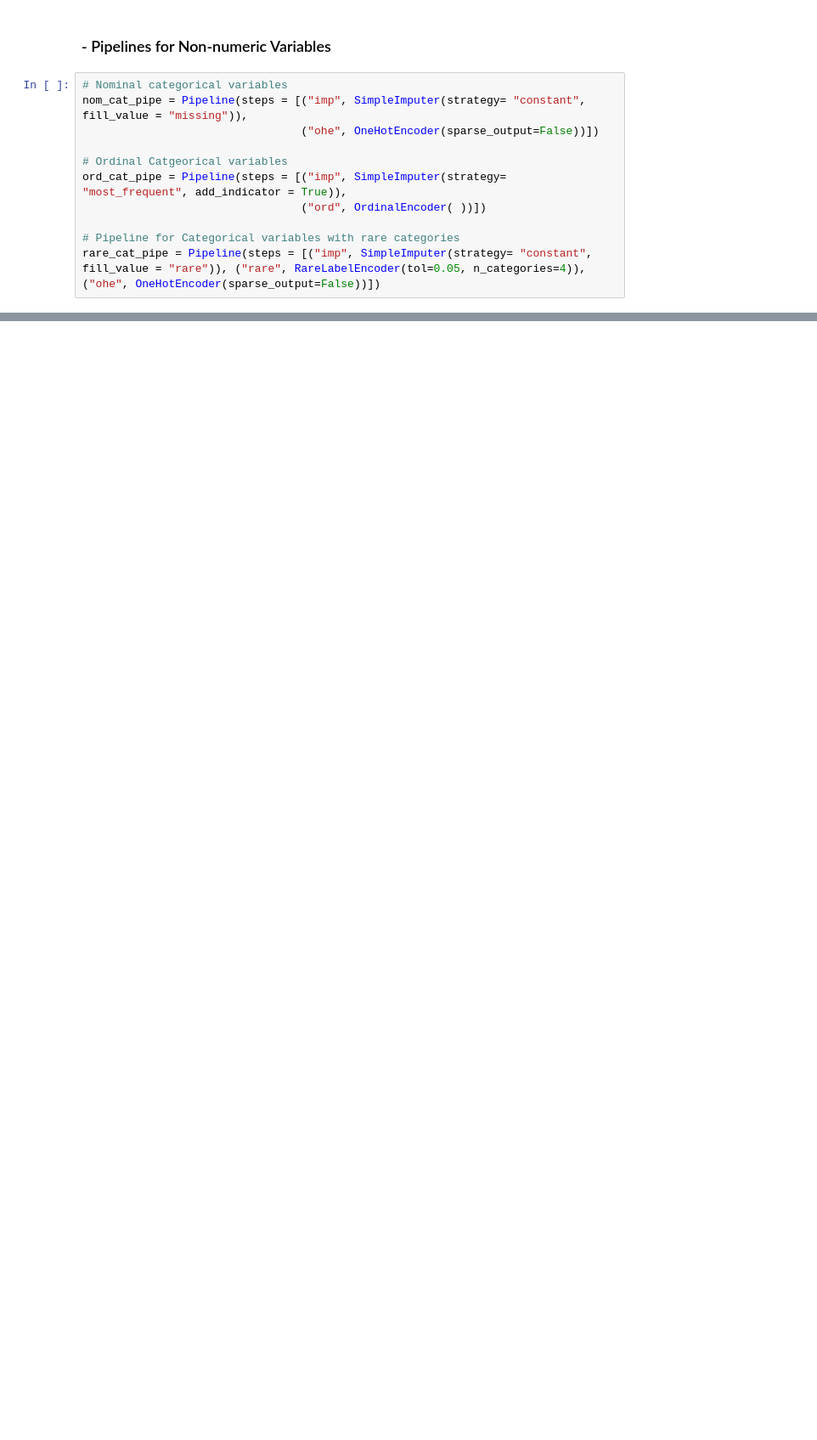
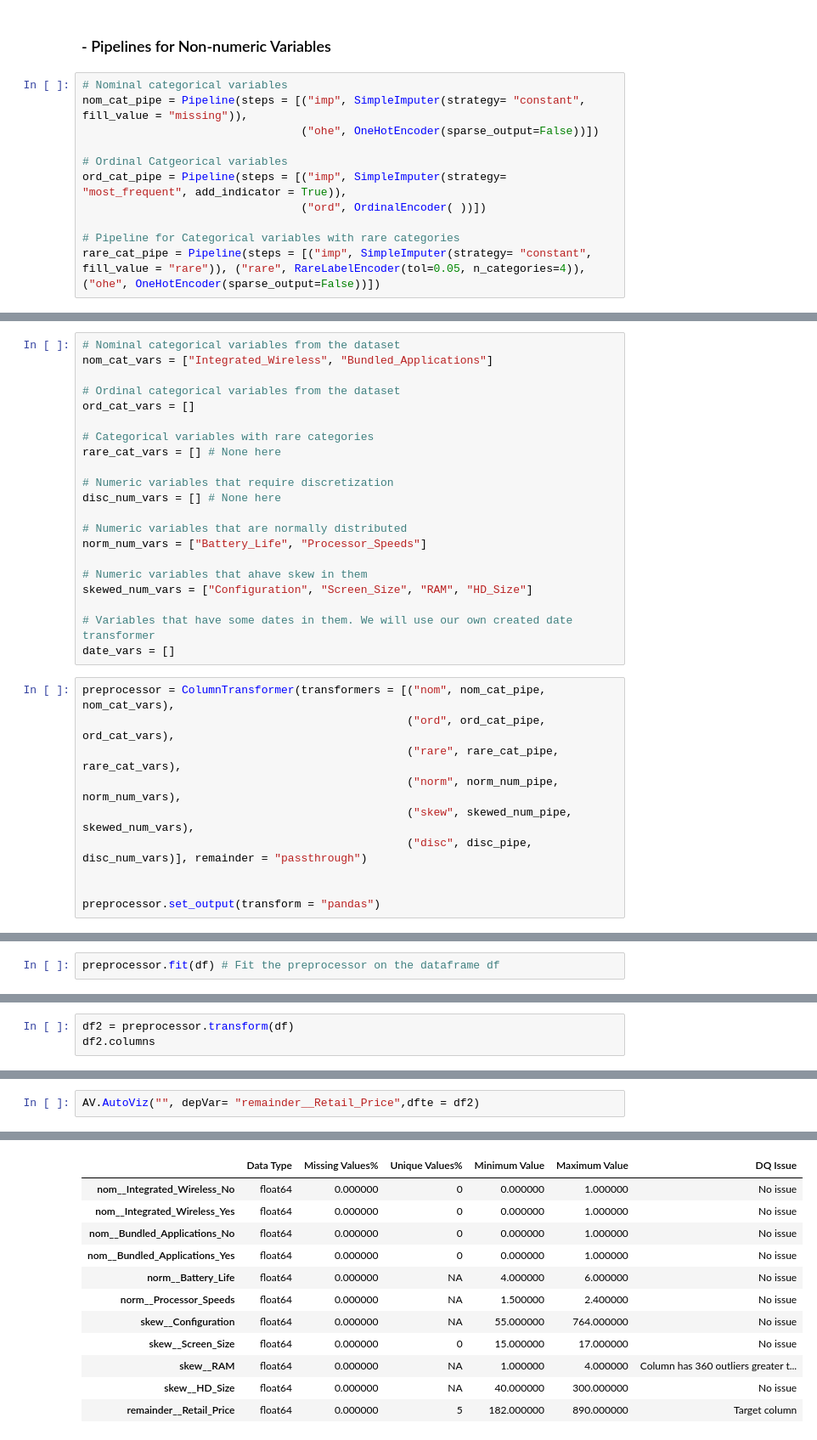
Before and after one commit to kyook17/BADM576, a Jupyter notebook: BADM576_DS/HW_8_Kiwook_Song.ipynb, the cells around one changed output, grey strips where cells are left out. Shown: that part at 85% size. Drawn from its saved outputs; the diff is of its cells as text; blank space fills up the shorter version.

```diff
--- a/BADM576_DS/HW_8_Kiwook_Song.ipynb
+++ b/BADM576_DS/HW_8_Kiwook_Song.ipynb
@@ -209,0 +242,31 @@ rare_cat_pipe = Pipeline(steps = [("imp", SimpleImputer(strategy= "constant", fi
+# %%
+# Nominal categorical variables from the dataset
+nom_cat_vars = ["Integrated_Wireless", "Bundled_Applications"]
+
+# Ordinal categorical variables from the dataset
+ord_cat_vars = []
+
+# Categorical variables with rare categories
+rare_cat_vars = [] # None here
+
+# Numeric variables that require discretization
+disc_num_vars = [] # None here
+
+# Numeric variables that are normally distributed
+norm_num_vars = ["Battery_Life", "Processor_Speeds"]
+
+# Numeric variables that ahave skew in them
+skewed_num_vars = ["Configuration", "Screen_Size", "RAM", "HD_Size"]
+
+# Variables that have some dates in them. We will use our own created date transformer
+date_vars = []
+# %%
+preprocessor = ColumnTransformer(transformers = [("nom", nom_cat_pipe, nom_cat_vars),
+                                                 ("ord", ord_cat_pipe, ord_cat_vars),
+                                                 ("rare", rare_cat_pipe, rare_cat_vars),
+                                                 ("norm", norm_num_pipe, norm_num_vars),
+                                                 ("skew", skewed_num_pipe, skewed_num_vars),
+                                                 ("disc", disc_pipe, disc_num_vars)], remainder = "passthrough")
+
+
+preprocessor.set_output(transform = "pandas")
@@ -209,0 +291,2 @@ rare_cat_pipe = Pipeline(steps = [("imp", SimpleImputer(strategy= "constant", fi
+# %%
+preprocessor.fit(df) # Fit the preprocessor on the dataframe df
@@ -209,0 +311,3 @@ rare_cat_pipe = Pipeline(steps = [("imp", SimpleImputer(strategy= "constant", fi
+# %%
+df2 = preprocessor.transform(df)
+df2.columns
@@ -209,0 +321,3 @@ rare_cat_pipe = Pipeline(steps = [("imp", SimpleImputer(strategy= "constant", fi
+# %%
+AV.AutoViz("", depVar= "remainder__Retail_Price",dfte = df2)
+# %% [output]
@@ -209,0 +341,12 @@ rare_cat_pipe = Pipeline(steps = [("imp", SimpleImputer(strategy= "constant", fi
+|  | Data Type | Missing Values% | Unique Values% | Minimum Value | Maximum Value | DQ Issue |
+| nom__Integrated_Wireless_No | float64 | 0.000000 | 0 | 0.000000 | 1.000000 | No issue |
+| nom__Integrated_Wireless_Yes | float64 | 0.000000 | 0 | 0.000000 | 1.000000 | No issue |
+| nom__Bundled_Applications_No | float64 | 0.000000 | 0 | 0.000000 | 1.000000 | No issue |
+| nom__Bundled_Applications_Yes | float64 | 0.000000 | 0 | 0.000000 | 1.000000 | No issue |
+| norm__Battery_Life | float64 | 0.000000 | NA | 4.000000 | 6.000000 | No issue |
+| norm__Processor_Speeds | float64 | 0.000000 | NA | 1.500000 | 2.400000 | No issue |
+| skew__Configuration | float64 | 0.000000 | NA | 55.000000 | 764.000000 | No issue |
+| skew__Screen_Size | float64 | 0.000000 | 0 | 15.000000 | 17.000000 | No issue |
+| skew__RAM | float64 | 0.000000 | NA | 1.000000 | 4.000000 | Column has 360 outliers greater t... |
+| skew__HD_Size | float64 | 0.000000 | NA | 40.000000 | 300.000000 | No issue |
+| remainder__Retail_Price | float64 | 0.000000 | 5 | 182.000000 | 890.000000 | Target column |
```
Also changed, not shown: parts of 29 cells of this notebook.
